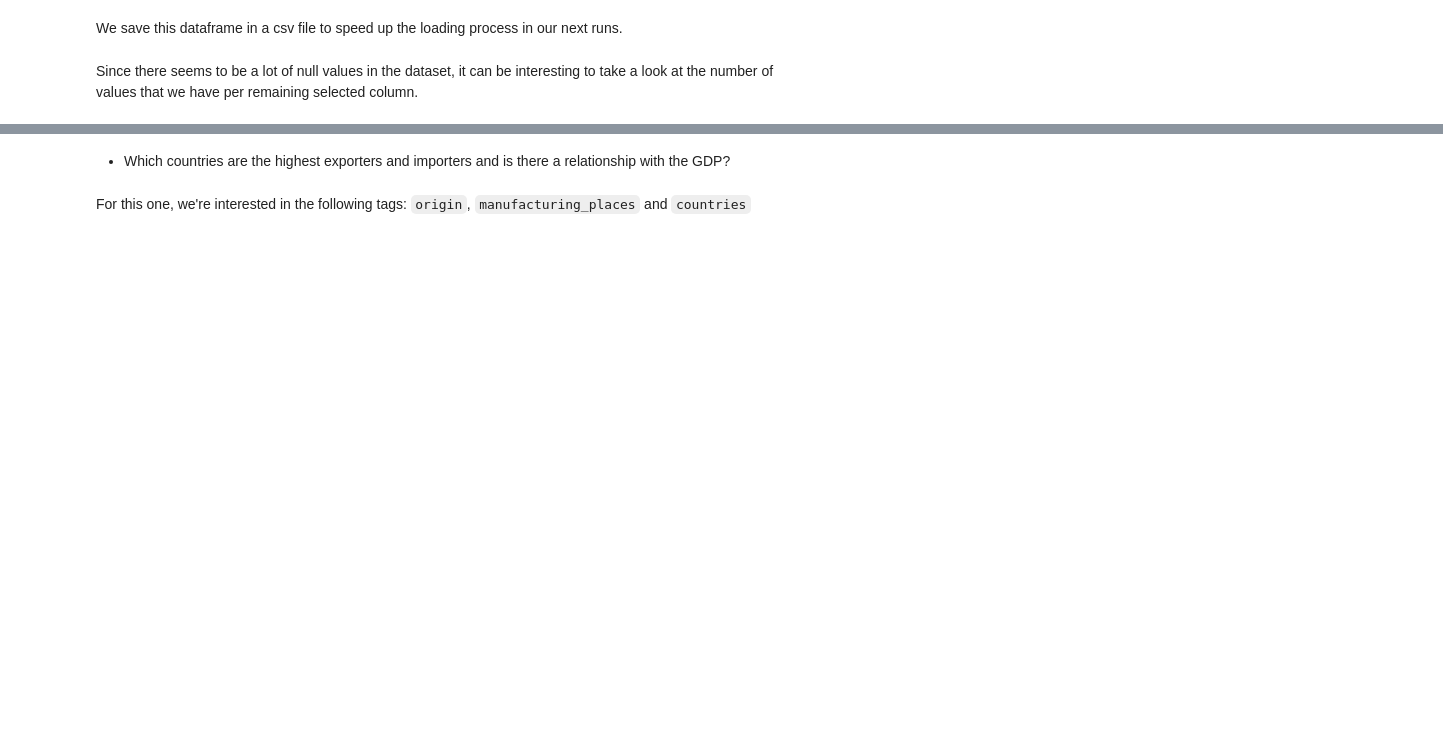
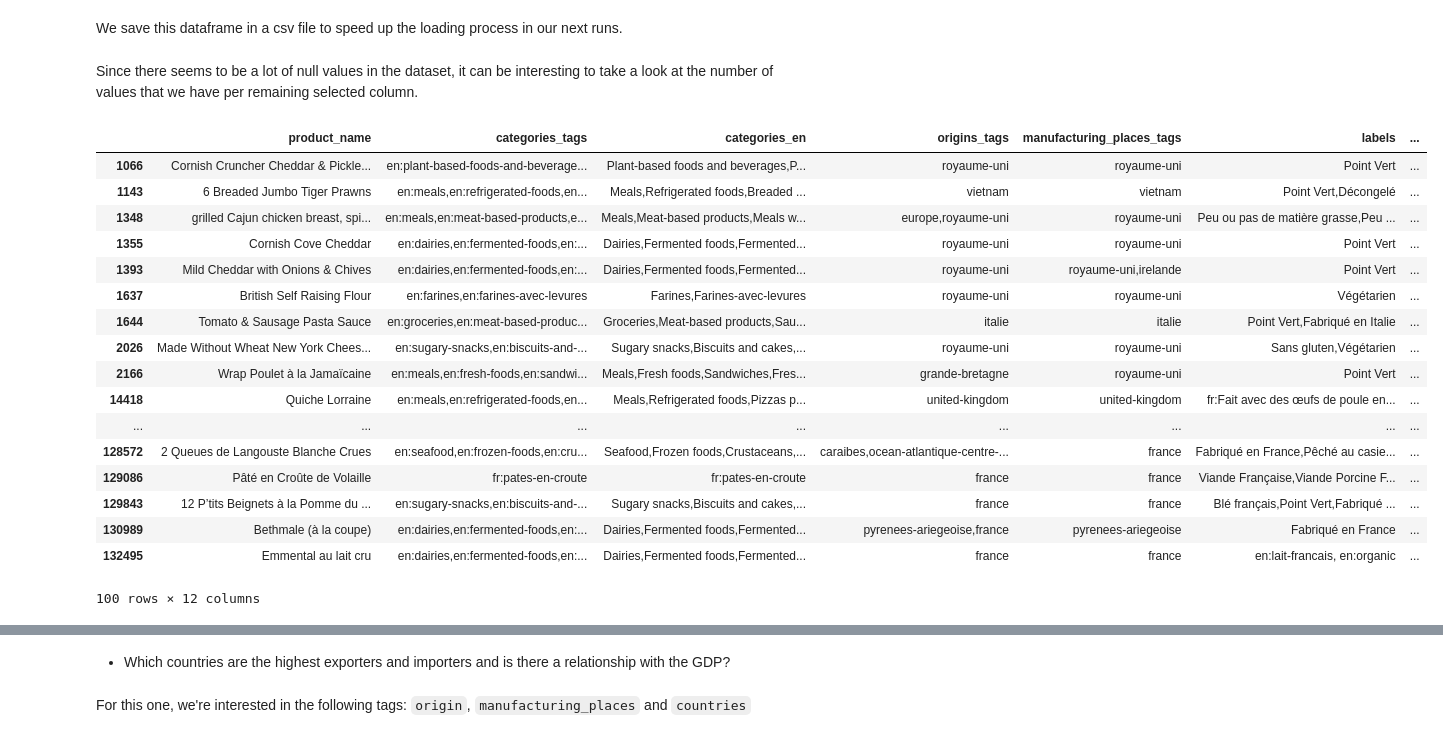
Before and after one commit to coiL10/AdamanTeam, a Jupyter notebook: milestone2.ipynb, the cells around one changed output, grey strips where cells are left out. Drawn from its saved outputs; the diff is of its cells as text; code cells hidden in the pictures; blank space fills up the shorter version.

```diff
--- a/milestone2.ipynb
+++ b/milestone2.ipynb
@@ -82,6 +60,27 @@ selected_data.to_csv(data_folder + 'selected_data.csv')
 #data = pd.read_csv(data_folder + 'en.openfoodfacts.org.products.csv', sep='\t', encoding='utf-8', low_memory=False)
 # %% [markdown]
 Since there seems to be a lot of null values in the dataset, it can be interesting to take a look at the number of values that we have per remaining selected column.
+# %%
+selected_data.dropna()[:100]
+# %% [output]
+|  | product_name | categories_tags | categories_en | origins_tags | manufacturing_places_tags | labels | ... |
+| 1066 | Cornish Cruncher Cheddar & Pickle... | en:plant-based-foods-and-beverage... | Plant-based foods and beverages,P... | royaume-uni | royaume-uni | Point Vert | ... |
+| 1143 | 6 Breaded Jumbo Tiger Prawns | en:meals,en:refrigerated-foods,en... | Meals,Refrigerated foods,Breaded ... | vietnam | vietnam | Point Vert,Décongelé | ... |
+| 1348 | grilled Cajun chicken breast, spi... | en:meals,en:meat-based-products,e... | Meals,Meat-based products,Meals w... | europe,royaume-uni | royaume-uni | Peu ou pas de matière grasse,Peu ... | ... |
+| 1355 | Cornish Cove Cheddar | en:dairies,en:fermented-foods,en:... | Dairies,Fermented foods,Fermented... | royaume-uni | royaume-uni | Point Vert | ... |
+| 1393 | Mild Cheddar with Onions & Chives | en:dairies,en:fermented-foods,en:... | Dairies,Fermented foods,Fermented... | royaume-uni | royaume-uni,irelande | Point Vert | ... |
+| 1637 | British Self Raising Flour | en:farines,en:farines-avec-levures | Farines,Farines-avec-levures | royaume-uni | royaume-uni | Végétarien | ... |
+| 1644 | Tomato & Sausage Pasta Sauce | en:groceries,en:meat-based-produc... | Groceries,Meat-based products,Sau... | italie | italie | Point Vert,Fabriqué en Italie | ... |
+| 2026 | Made Without Wheat New York Chees... | en:sugary-snacks,en:biscuits-and-... | Sugary snacks,Biscuits and cakes,... | royaume-uni | royaume-uni | Sans gluten,Végétarien | ... |
+| 2166 | Wrap Poulet à la Jamaïcaine | en:meals,en:fresh-foods,en:sandwi... | Meals,Fresh foods,Sandwiches,Fres... | grande-bretagne | royaume-uni | Point Vert | ... |
+| 14418 | Quiche Lorraine | en:meals,en:refrigerated-foods,en... | Meals,Refrigerated foods,Pizzas p... | united-kingdom | united-kingdom | fr:Fait avec des œufs de poule en... | ... |
+| ... | ... | ... | ... | ... | ... | ... | ... |
+| 128572 | 2 Queues de Langouste Blanche Crues | en:seafood,en:frozen-foods,en:cru... | Seafood,Frozen foods,Crustaceans,... | caraibes,ocean-atlantique-centre-... | france | Fabriqué en France,Pêché au casie... | ... |
+| 129086 | Pâté en Croûte de Volaille | fr:pates-en-croute | fr:pates-en-croute | france | france | Viande Française,Viande Porcine F... | ... |
+| 129843 | 12 P’tits Beignets à la Pomme du ... | en:sugary-snacks,en:biscuits-and-... | Sugary snacks,Biscuits and cakes,... | france | france | Blé français,Point Vert,Fabriqué ... | ... |
+| 130989 | Bethmale (à la coupe) | en:dairies,en:fermented-foods,en:... | Dairies,Fermented foods,Fermented... | pyrenees-ariegeoise,france | pyrenees-ariegeoise | Fabriqué en France | ... |
+| 132495 | Emmental au lait cru | en:dairies,en:fermented-foods,en:... | Dairies,Fermented foods,Fermented... | france | france | en:lait-francais, en:organic | ... |
+100 rows × 12 columns
 # %%
 selected_data.count()
 # %% [output]
```
Also changed, not shown: parts of 39 cells of this notebook.
